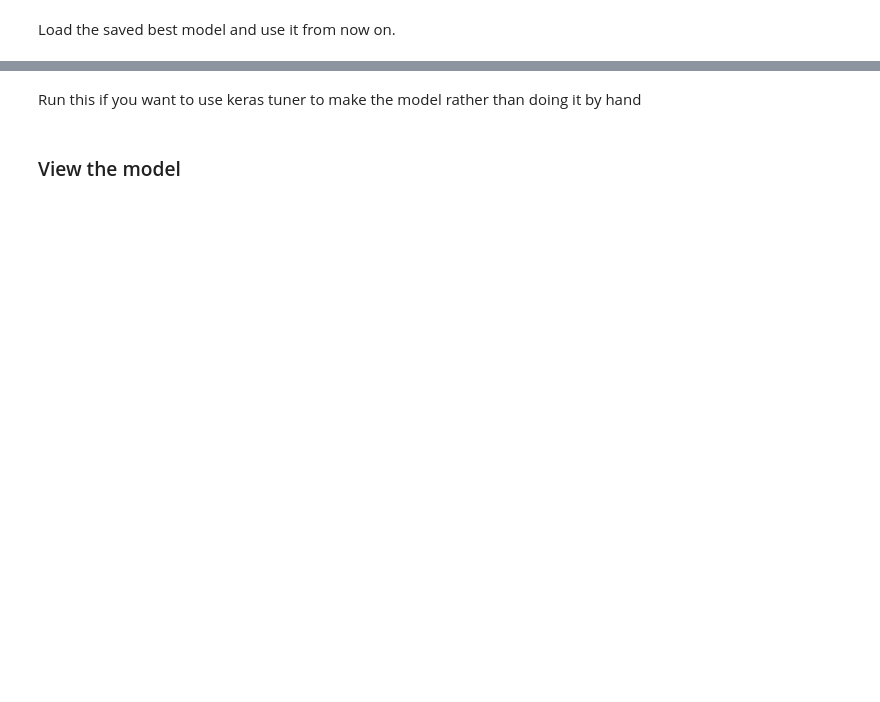
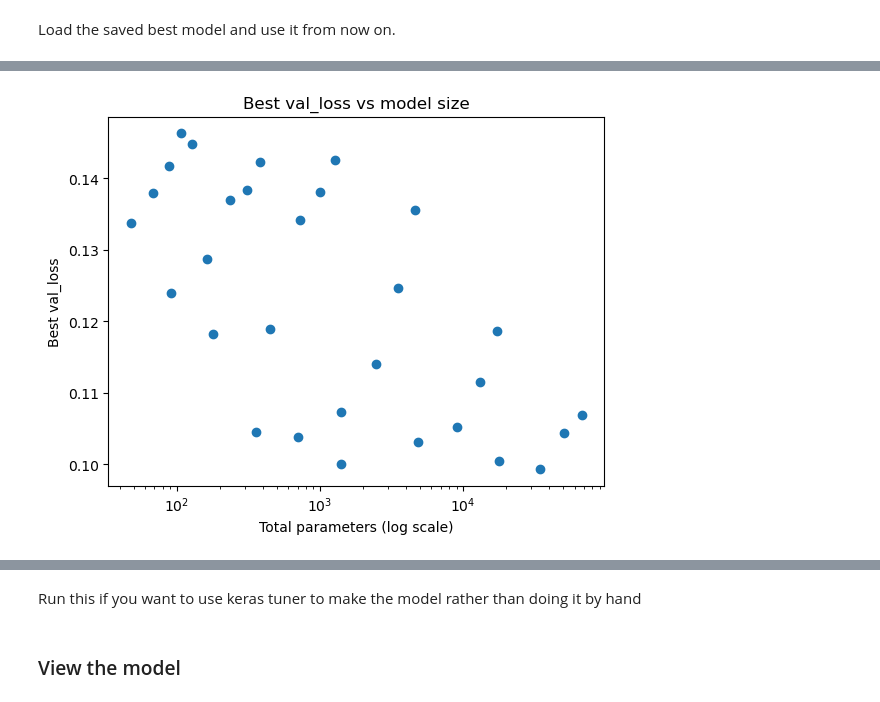
Before and after one commit to abhishekchak52/ML_qubit_design, a Jupyter notebook: model_predict_coupler_NCap_cap_matrix/ml_01_train_keras.ipynb, the cells around one changed output, grey strips where cells are left out. Drawn from its saved outputs; the diff is of its cells as text; code cells hidden in the pictures; blank space fills up the shorter version.

Commit message:
ran search for many different parameters, first try

```diff
--- a/model_predict_coupler_NCap_cap_matrix/ml_01_train_keras.ipynb
+++ b/model_predict_coupler_NCap_cap_matrix/ml_01_train_keras.ipynb
@@ -540,5 +536,5 @@ I0000 00:00:1767893994.359511  316751 gpu_device.cc:2020] Created device /job:lo
 # %%
-if not KERAS_TUNER:
+if not KERAS_TUNER and not SWEEP_PARAM_NUM:
     # The exponential decay learning rate schedule gradually reduces the learning rate, fine-tuning the learning process for better convergence
     lr_schedule = tf.keras.optimizers.schedules.ExponentialDecay(
         initial_learning_rate=LR_INITIAL,
@@ -567,7 +563,7 @@ if not KERAS_TUNER:
             metrics=[TRAIN_LOSS]
         )
 # %%
-if not KERAS_TUNER:
+if not KERAS_TUNER and not SWEEP_PARAM_NUM:
     !mkdir -p model
     if 'Try Both' not in ENCODING_TYPE:
         best_model_file = 'model/{}_best_model.keras'.format(model_shape)
@@ -655,7 +651,7 @@ class LearningRateMonitor(tf.keras.callbacks.Callback):
 
 # Train the model
 history = None
-if not KERAS_TUNER:
+if not KERAS_TUNER and not SWEEP_PARAM_NUM:
     if train_and_save:
         # Set up early stopping to prevent overfitting by halting training when validation loss stops improving
         early_stopping = EarlyStopping(
@@ -746,7 +743,7 @@ if not KERAS_TUNER:
 # %% [markdown]
 Load the saved best model and use it from now on.
 # %%
-if not KERAS_TUNER:
+if not KERAS_TUNER and not SWEEP_PARAM_NUM:
     if 'Try Both' not in ENCODING_TYPE:
         model = load_model(best_model_file, custom_objects={})
     else:
@@ -756,0 +868,11 @@ if not KERAS_TUNER:
+# %%
+if SWEEP_PARAM_NUM:
+    plt.figure()
+    plt.scatter(df["total_params"], df["best_val_loss"])
+    plt.xscale("log")  # will be helpful if params grow fast
+    plt.xlabel("Total parameters (log scale)")
+    plt.ylabel("Best val_loss")
+    plt.title("Best val_loss vs model size")
+    plt.show()
+# %% [output]
+[figure, added]
```
Also changed, not shown: parts of 22 cells of this notebook, 4 other files.
